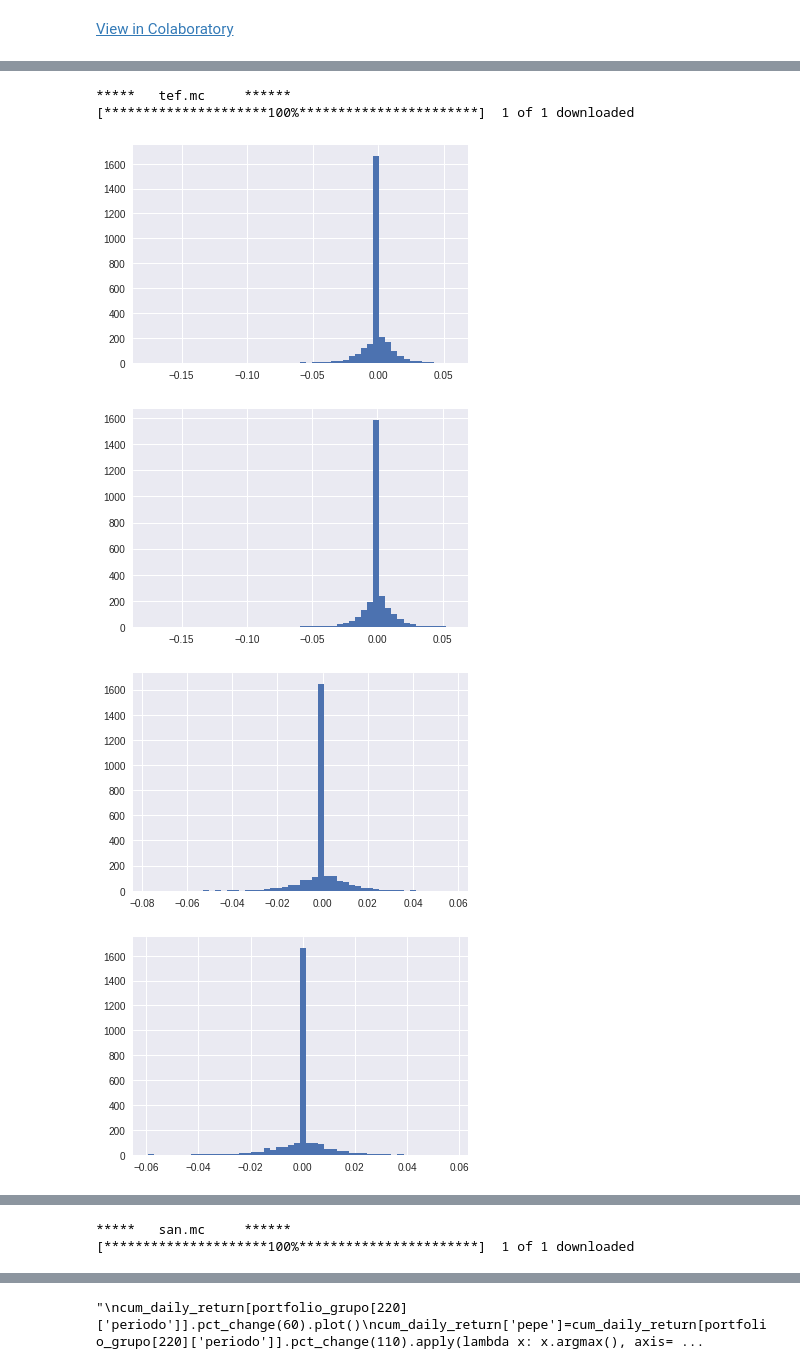
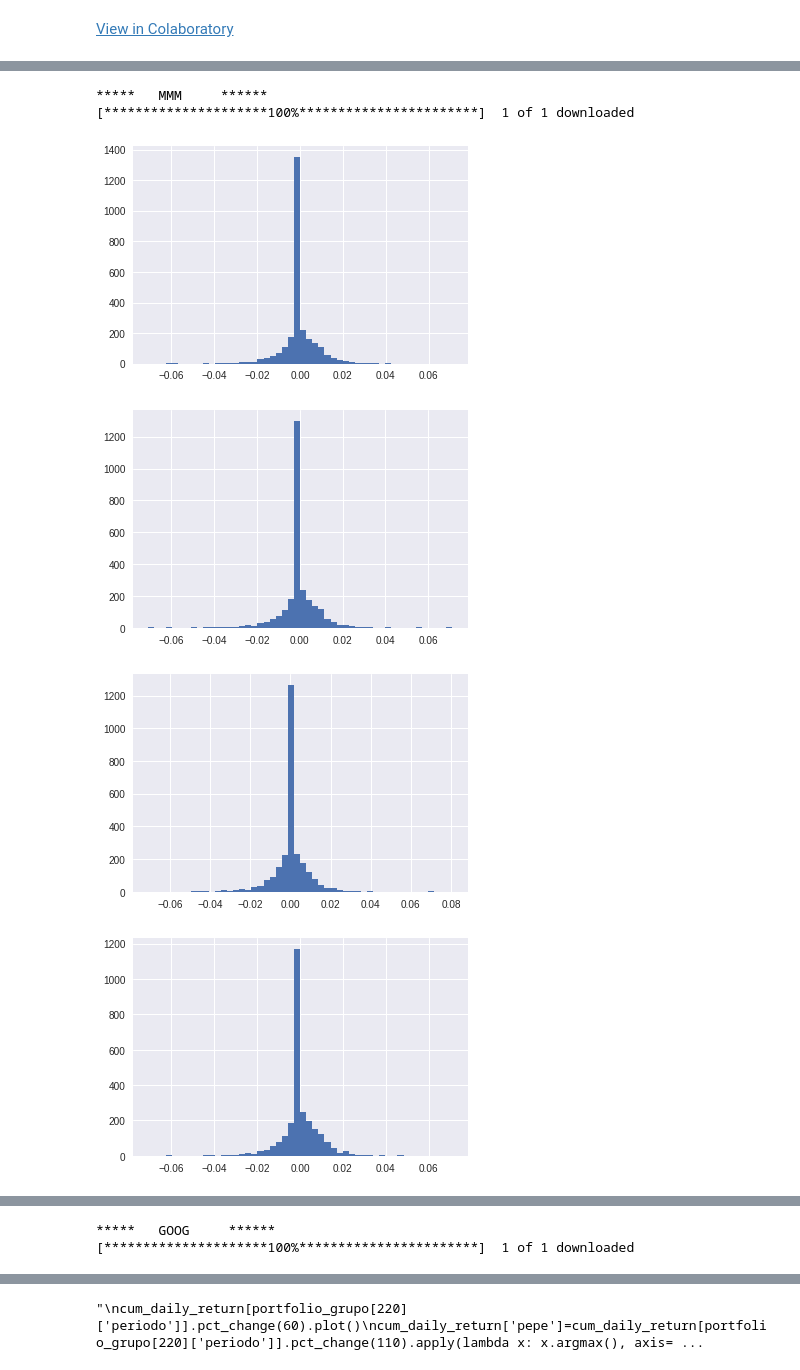
Before and after one commit to eltiotino/darwins, a Jupyter notebook: 20181017_rackpub2.ipynb, the cells around one changed output, grey strips where cells are left out. Drawn from its saved outputs; the diff is of its cells as text; code cells hidden in the pictures.

```diff
--- a/20181017_rackpub2.ipynb
+++ b/20181017_rackpub2.ipynb
@@ -109,32 +184,37 @@ def strategy_performance(stock,periodo):
 # %%
 
 #Step 3: Create a portfolio of stocks and calculate the strategy performance for each stock.
 
 portfolio = ['AAPL','KMI','F','GOOG','AMZN']
 portfolio = ['MMM','GOOG','xlu','AAPL']
-portfolio = ['tef.mc','san.mc','itx.mc','rep.mc']
+#portfolio = ['tef.mc','san.mc','itx.mc','rep.mc']
 
 periodos = [ 5, 10 , 20 , 40 ,60, 110, 220]
 #portfolio = ['QQQ']
 #periodos = [ 5]
 cum_daily_log_return = pd.DataFrame()
+#Cargamos los datos desde yahoo
+
+#creamos la serie terminada en _l + periodo
+#Obtenemos los datos en log %
+
 for stock in portfolio:
   print ('*****  ',stock,'    ******')
   pstock = pdr.get_data_yahoo(stock, start="2008-01-01", end="2018-10-01")
 
   for periodo in periodos:
     nombre='{}_l{}'.format(stock,periodo)
     cum_daily_log_return[nombre] = strategy_performance(pstock,periodo)
 
 # Plot the cumulative daily returns
-print ("Cumulative Daily Returns")
+#print ("Cumulative Daily Returns")
 #cum_daily_log_return.plot()
 # Show the plot
 #plt.show()
 # %% [output]
-*****   tef.mc     ******
+*****   MMM     ******
 [*********************100%***********************]  1 of 1 downloaded
-[figure, old version]
+[figure, new version]
-[figure, old version]
+[figure, new version]
-[figure, old version]
+[figure, new version]
-[figure, old version]
+[figure, new version]
@@ -144,2 +224,2 @@ print ("Cumulative Daily Returns")
-*****   san.mc     ******
+*****   GOOG     ******
 [*********************100%***********************]  1 of 1 downloaded
```
Also changed, not shown: parts of 26 cells of this notebook.
